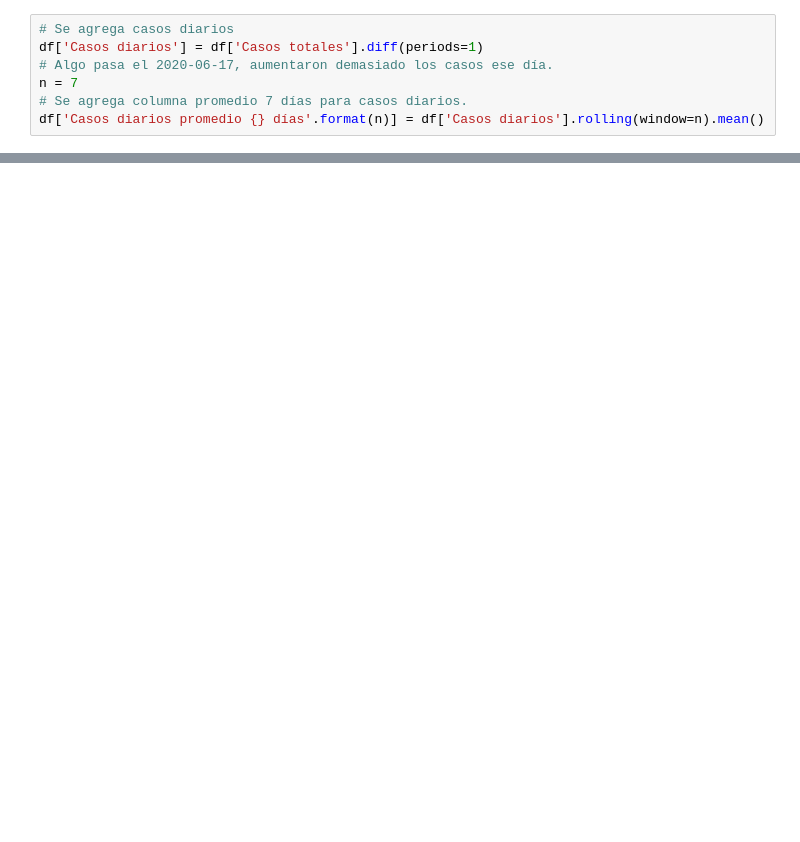
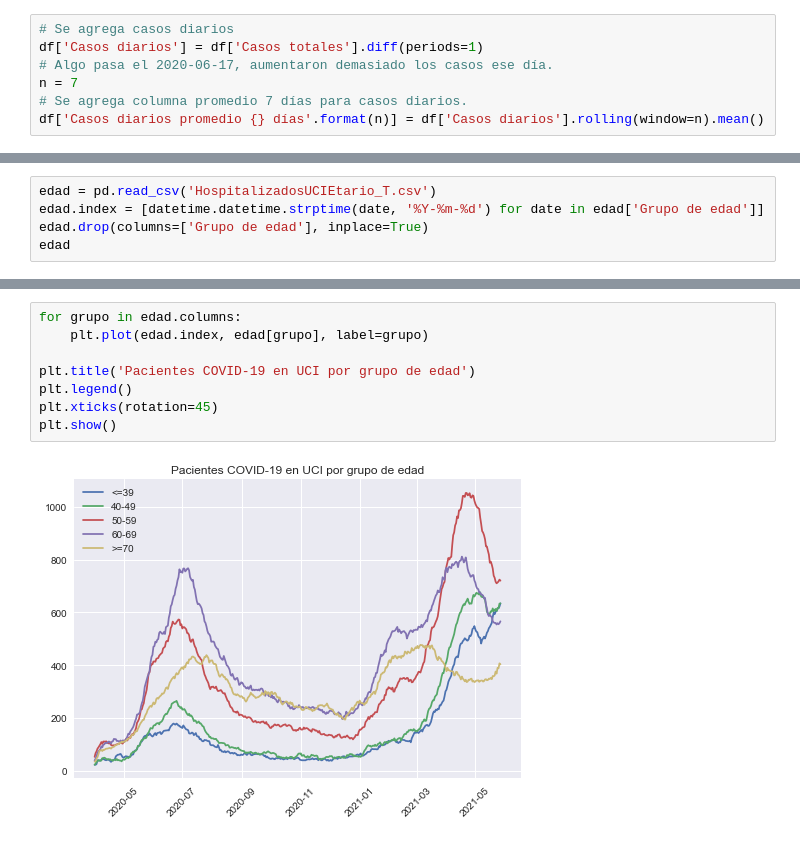
Before and after one commit to jignaciocastro8/covid-data, a Jupyter notebook: data_review.ipynb, the cells around one changed output, grey strips where cells are left out. Drawn from its saved outputs; the diff is of its cells as text; blank space fills up the shorter version.

Commit message:
Pacientes COVID-19 en UCI por grupo de edad

```diff
--- a/data_review.ipynb
+++ b/data_review.ipynb
@@ -46,0 +40,5 @@ Name: Casos diarios promedio 7 días, dtype: float64
+# %%
+edad = pd.read_csv('HospitalizadosUCIEtario_T.csv')
+edad.index = [datetime.datetime.strptime(date, '%Y-%m-%d') for date in edad['Grupo de edad']]
+edad.drop(columns=['Grupo de edad'], inplace=True)
+edad
@@ -46,0 +59,10 @@ Name: Casos diarios promedio 7 días, dtype: float64
+# %%
+for grupo in edad.columns:
+    plt.plot(edad.index, edad[grupo], label=grupo)
+
+plt.title('Pacientes COVID-19 en UCI por grupo de edad')
+plt.legend()
+plt.xticks(rotation=45)
+plt.show()
+# %% [output]
+[figure, added]
```
Also changed, not shown: parts of 7 cells of this notebook, 2 other files.
